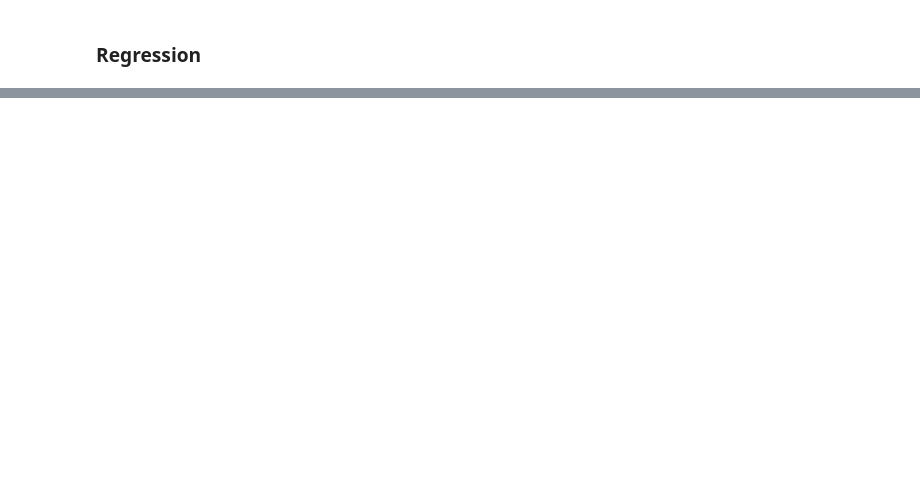
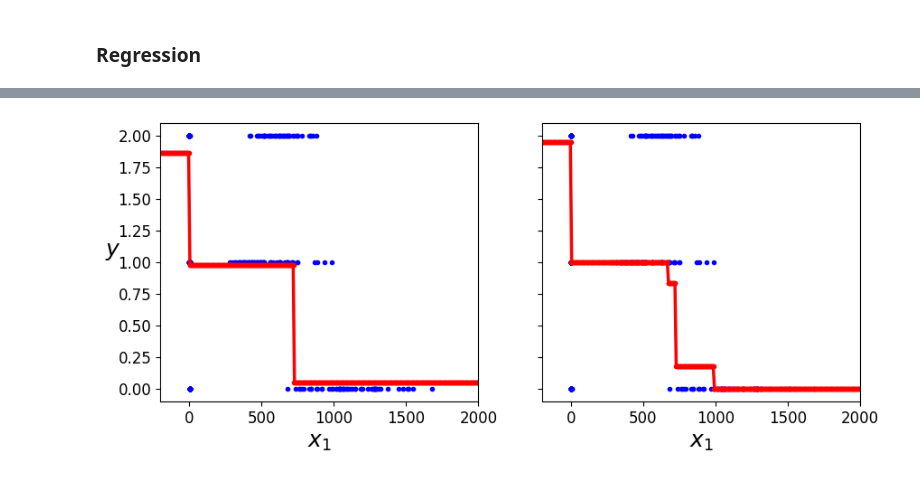
Before and after one commit to Megarekrut65/Intelligent-Systems-Models, a Jupyter notebook: Labs/Lab7/Wine.ipynb, the cells around one changed output, grey strips where cells are left out. Saved outputs shown, nothing was run; the diff lists cells and outputs as text; code cells hidden in the pictures; blank space fills up the shorter version.

```diff
--- a/Labs/Lab7/Wine.ipynb
+++ b/Labs/Lab7/Wine.ipynb
@@ -55,2 +93,30 @@ DecisionTreeRegressor(max_depth=2)
+# %%
+from sklearn.tree import DecisionTreeRegressor
+
+tree_reg1 = DecisionTreeRegressor(random_state=42, max_depth=2)
+tree_reg2 = DecisionTreeRegressor(random_state=42, max_depth=3)
+tree_reg1.fit(X, y)
+tree_reg2.fit(X, y)
+
+def plot_regression_predictions(tree_reg, X, y, axes=[-200, 2000,-0.1, 2.1], ylabel="$y$"):
+    x1 = np.linspace(axes[0], axes[1], 500).reshape(250, 2)
+    y_pred = tree_reg.predict(x1)
+    plt.axis(axes)
+    plt.xlabel("$x_1$", fontsize=18)
+    if ylabel:
+        plt.ylabel(ylabel, fontsize=18, rotation=0)
+    plt.plot(X, y, "b.")
+    plt.plot(x1, y_pred, "r.-", linewidth=2, label=r"$\hat{y}$")
+
+fig, axes = plt.subplots(ncols=2, figsize=(10, 4), sharey=True)
+plt.sca(axes[0])
+
+plot_regression_predictions(tree_reg1, X, y)
+plt.sca(axes[1])
+plot_regression_predictions(tree_reg2, X, y, ylabel=None)
+
+plt.show()
+# %% [output]
+[figure, added]
 # %%
 export_graphviz(
```
Also changed, not shown: parts of 9 cells of this notebook, 3 other files.
